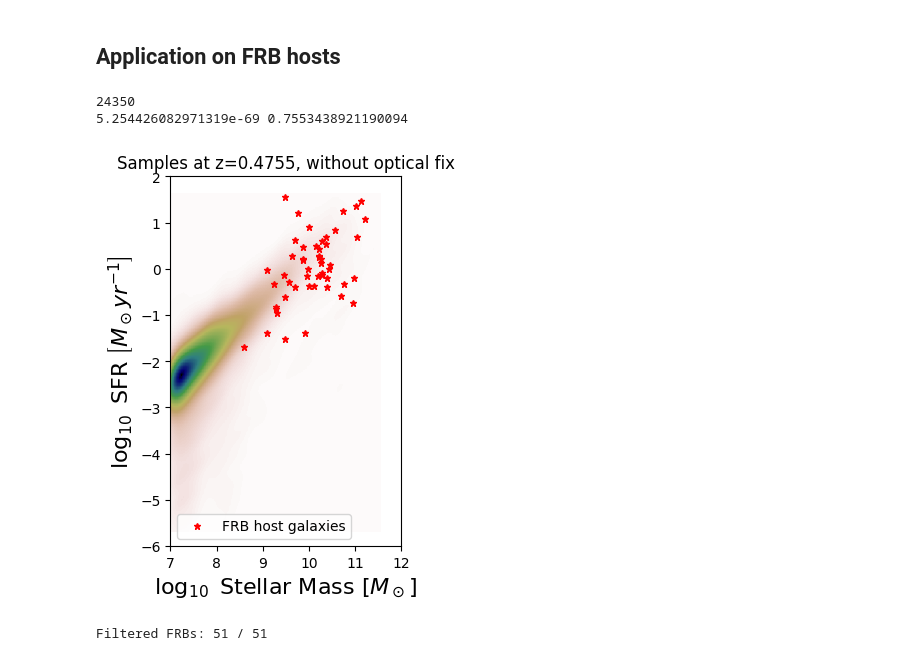
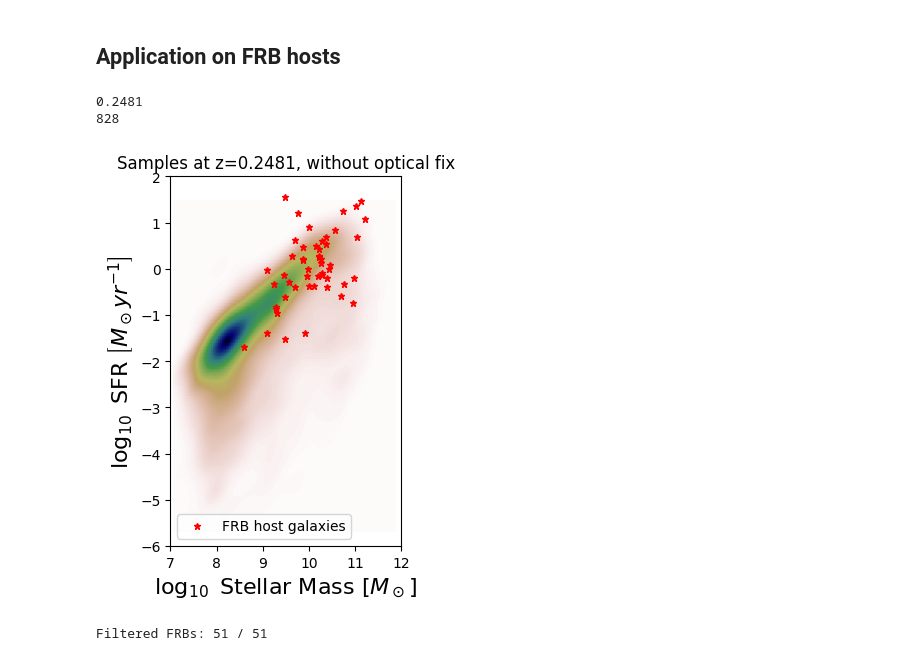
Before and after one commit to hoasaf3/host-galaxies-stats, a Jupyter notebook: frb_hosts_stats.ipynb, the cells around one changed output. Drawn from its saved outputs; the diff is of its cells as text; code cells hidden in the pictures.

Commit message:
fixed selection bias, still WIP on the notebook

```diff
--- a/frb_hosts_stats.ipynb
+++ b/frb_hosts_stats.ipynb
@@ -284,63 +299,42 @@ for z in frb_hosts['z']:
     selection_factor = 0.5 * (1+erf(x/np.sqrt(2)/sigma))
     z_to_selection_factor[z] = np.log(selection_factor)
 # %%
- """ Create colormap from samples """
+"""
+Example:
+Generate samples with continuity model and optical selection bias,
+plot results with FRB host galaxies
+Note: the background density represents a single redshift, whereas each host-
+      galaxy has different z, and plotted here just for a crude comparison.
+"""
 import matplotlib.pylab as plt
-from scipy.stats import gaussian_kde
-
-import importlib
-importlib.reload(logpdfs)
 import logpdfs
 import emcee_utils as mc
 
-def plot_from_samples(samples, title='Density of galaxies based on KDE from samples'):
-    """
-    Plot density distribution of samples, estimating gaussian KDE.
-    :param samples: list of [masses, sfrs]
-    :return: None
-    """
-    m1 = samples[:,0]  # masses
-    m2 = samples[:,1]  # SFRs
 
-    xmin = m1.min()
-    xmax = m1.max()
-    ymin = m2.min()
-    ymax = m2.max()
+z=frb_hosts['z'][10]  # choose some z
 
-    X, Y = np.mgrid[xmin:xmax:100j, ymin:ymax:100j]
-    positions = np.vstack([X.ravel(), Y.ravel()])
-    values = np.vstack([m1, m2])
-    kernel = gaussian_kde(values)
-    Z = np.reshape(kernel(positions).T, X.shape)
+# Generate samples
+logpdf = logpdfs.get_logpdf(z, prob_density, continuity=True)
+logpdf_opt = lnprior_optical_bias(logpdf, z_to_selection_factor[z])
+logpdf_samples = mc.get_samples(logpdf_opt, steps=1000)
 
-    _, ax = plt.subplots()
-    ax.imshow(np.rot90(Z), cmap=plt.cm.gist_earth_r,
-              extent=[xmin, xmax, ymin, ymax])
-    print(np.min(Z), np.max(Z))
-    ax.plot(np.log10(frb_hosts['Mstar']), np.log10(frb_hosts['SFR']), '*', color='red', markersize=5)
-    ax.set_xlim([7, 12])
-    ax.set_ylim([-6,2])
+# plot samples
+ax = mc.plot_from_samples(logpdf_samples)
 
-    ax.legend(['FRB host galaxies'])
-    ax.set_xlabel(r"$\log_{10}$" + " Stellar Mass " + r"$\left[M_\odot\right]$", fontsize=16)
-    ax.set_ylabel(r"$\log_{10}$" + " SFR " + r"$\left[M_\odot yr^{-1}\right]$", fontsize=16)
-    ax.set_title(title)
-    plt.show()
-
-z=0.4755
-logpdf = logpdfs.get_logpdf_w_extension(z, prob_density)
-logpdf_samples = mc.get_samples(logpdf, steps=1000, logpdf_args_as_array=False)
-
-# how many samples below optical bias?
-ml_random = np.random.normal(0, 0.3)
-mmin_ = -0.3+ np.log10(F_r*(4*np.pi*(cosmo.luminosity_distance(z).to(u.cm).value**2))/4e33)
-print(sum(logpdf_samples[:,0] < mmin_))
-
-plot_from_samples(logpdf_samples, title=f"Samples at z={z}, without optical fix")
+# further customization
+ax.plot(np.log10(frb_hosts['Mstar']), np.log10(frb_hosts['SFR']),
+        '*', color='red', markersize=5, label="FRB host galaxies")
+ax.set_xlim([7, 12])
+ax.set_ylim([-6,2])
+ax.set_xlabel(r"$\log_{10}$" + " Stellar Mass " + r"$\left[M_\odot\right]$", fontsize=16)
+ax.set_ylabel(r"$\log_{10}$" + " SFR " + r"$\left[M_\odot yr^{-1}\right]$", fontsize=16)
+ax.set_title(f"Samples at z={z}, without optical fix")
+ax.legend()
+plt.show()
 # %% [output]
-24350
-5.254426082971319e-69 0.7553438921190094
+0.2481
+828
-[figure, old version]
+[figure, new version]
 # %%
 """ Generate samples wtih emcee for each redshift of FRBs"""
 
```
Also changed, not shown: parts of 8 cells of this notebook, 2 other files.
